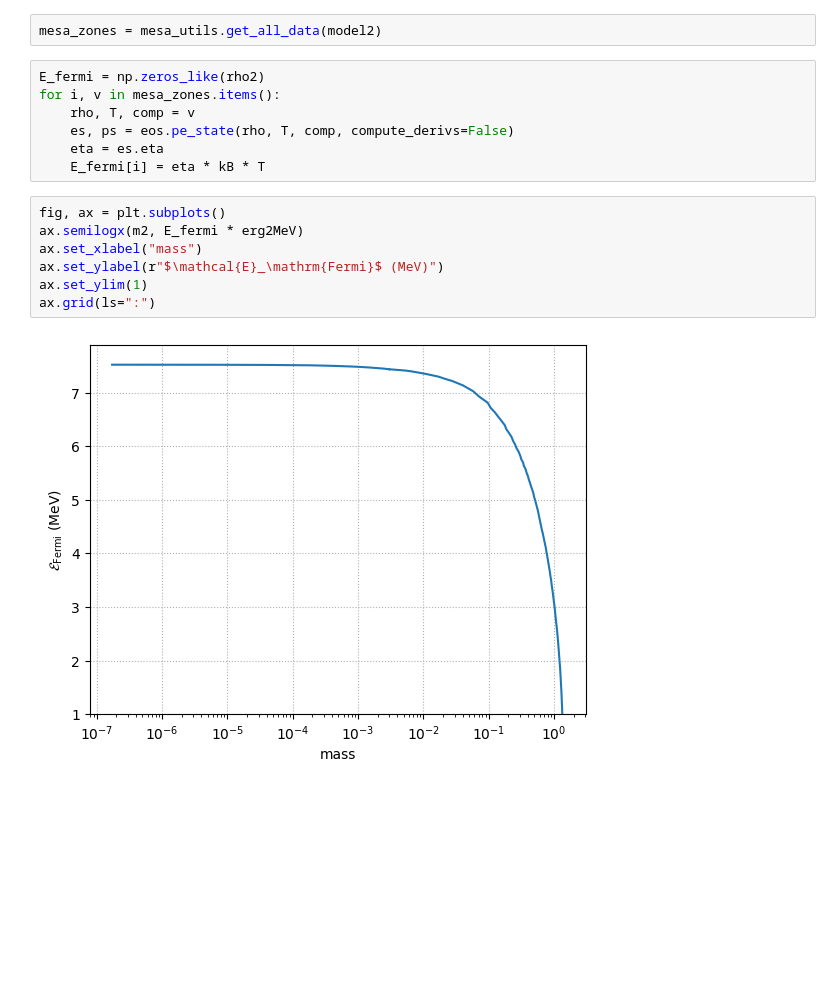
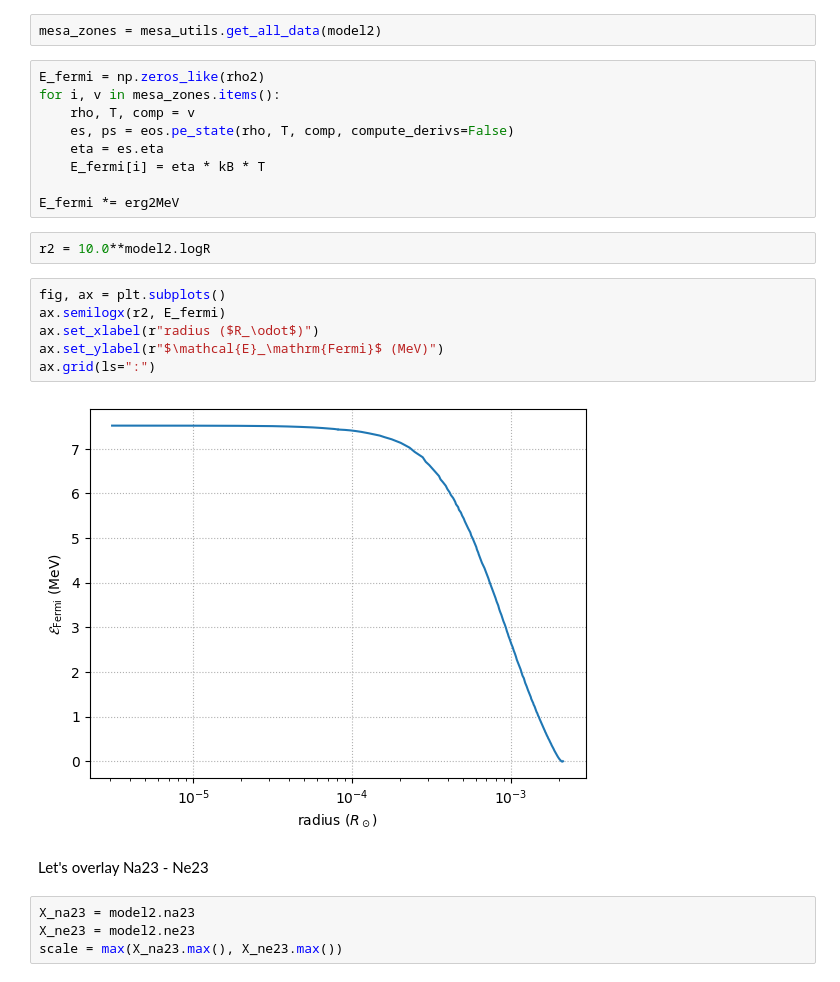
Before and after one commit to zingale/mesa-labs, a Jupyter notebook: docs/source/initial_model.ipynb, the cells around one changed output. Cells and saved outputs as stored; diff of their text form; blank space fills up the shorter version.

```diff
--- a/docs/source/initial_model.ipynb
+++ b/docs/source/initial_model.ipynb
@@ -89,12 +89,21 @@ for i, v in mesa_zones.items():
     es, ps = eos.pe_state(rho, T, comp, compute_derivs=False)
     eta = es.eta
     E_fermi[i] = eta * kB * T
+
+E_fermi *= erg2MeV
+# %%
+r2 = 10.0**model2.logR
 # %%
 fig, ax = plt.subplots()
-ax.semilogx(m2, E_fermi * erg2MeV)
-ax.set_xlabel("mass")
+ax.semilogx(r2, E_fermi)
+ax.set_xlabel(r"radius ($R_\odot$)")
 ax.set_ylabel(r"$\mathcal{E}_\mathrm{Fermi}$ (MeV)")
-ax.set_ylim(1)
 ax.grid(ls=":")
 # %% [output]
-[figure, old version]
+[figure, new version]
+# %% [markdown]
+Let's overlay Na23 - Ne23
+# %%
+X_na23 = model2.na23
+X_ne23 = model2.ne23
+scale = max(X_na23.max(), X_ne23.max())
```
Also changed, not shown: parts of 9 cells of this notebook.
